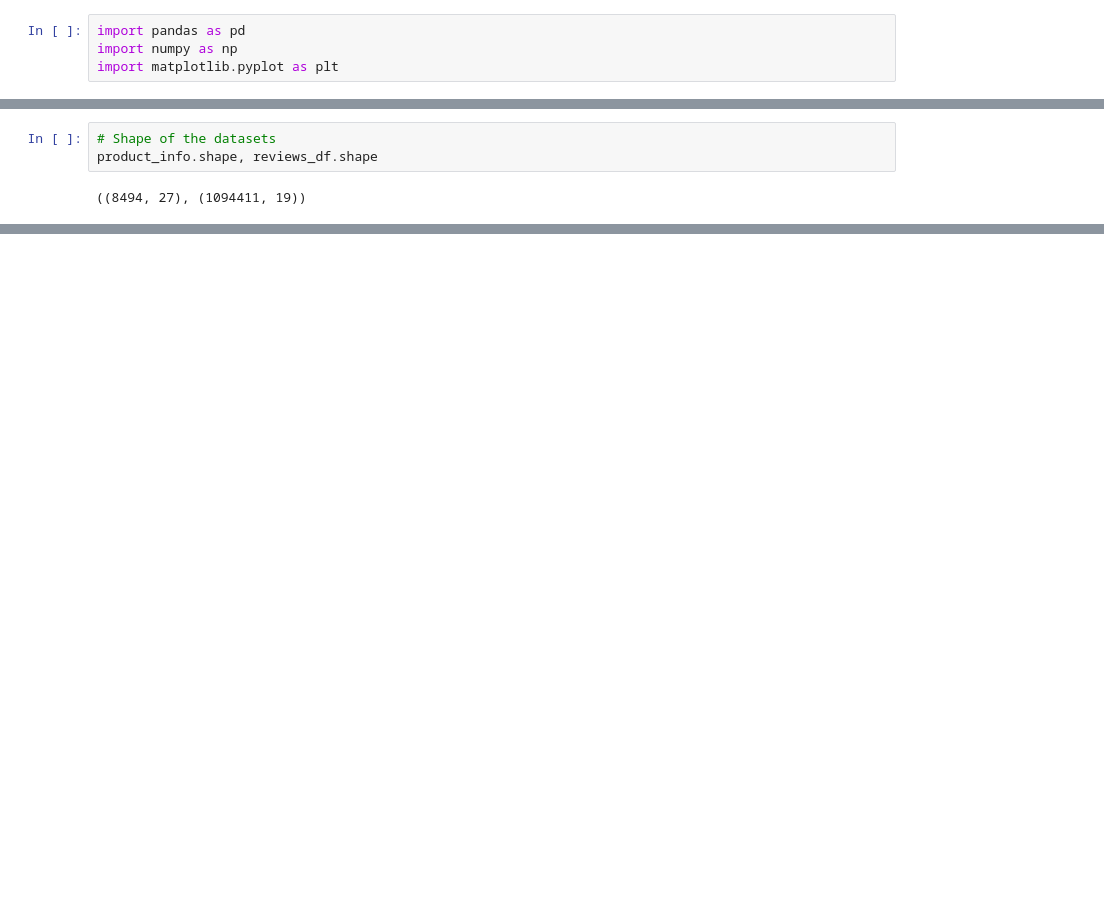
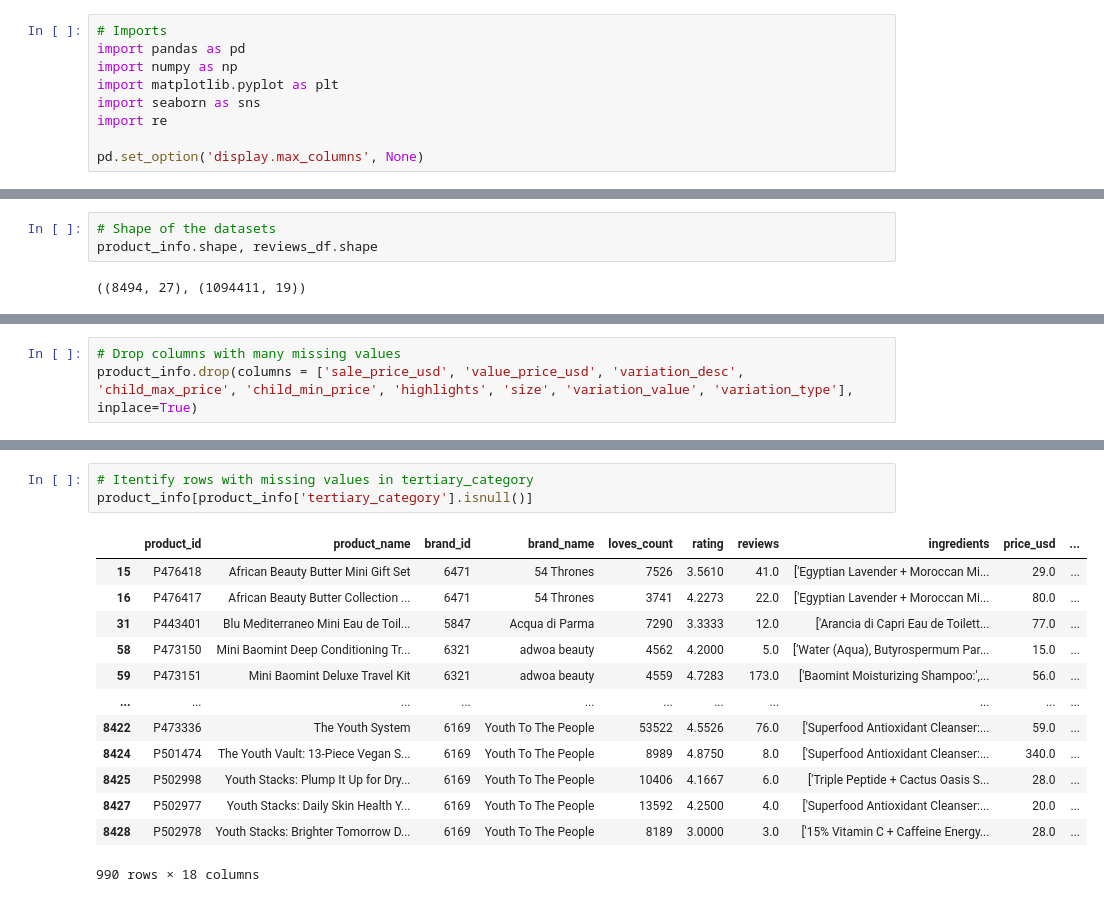
Before and after one commit to ellahoangsimonemlyon/recommender-systems, a Jupyter notebook: SRC/EDA.ipynb, the cells around one changed output, grey strips where cells are left out. Saved outputs shown, nothing was run; the diff lists cells and outputs as text; blank space fills up the shorter version.

```diff
--- a/SRC/EDA.ipynb
+++ b/SRC/EDA.ipynb
@@ -1,5 +1,10 @@
 # %%
+# Imports
 import pandas as pd
 import numpy as np
 import matplotlib.pyplot as plt
+import seaborn as sns
+import re
+
+pd.set_option('display.max_columns', None)
 # %%
@@ -113,0 +131,3 @@ Name: proportion, Length: 142, dtype: float64
+# %%
+# Drop columns with many missing values
+product_info.drop(columns = ['sale_price_usd', 'value_price_usd', 'variation_desc', 'child_max_price', 'child_min_price', 'highlights', 'size', 'variation_value', 'variation_type'], inplace=True)
@@ -113,0 +156,17 @@ Name: proportion, Length: 142, dtype: float64
+# %%
+# Itentify rows with missing values in tertiary_category
+product_info[product_info['tertiary_category'].isnull()]
+# %% [output]
+|  | product_id | product_name | brand_id | brand_name | loves_count | rating | reviews | ingredients | price_usd | ... |
+| 15 | P476418 | African Beauty Butter Mini Gift Set | 6471 | 54 Thrones | 7526 | 3.5610 | 41.0 | ['Egyptian Lavender + Moroccan Mi... | 29.0 | ... |
+| 16 | P476417 | African Beauty Butter Collection ... | 6471 | 54 Thrones | 3741 | 4.2273 | 22.0 | ['Egyptian Lavender + Moroccan Mi... | 80.0 | ... |
+| 31 | P443401 | Blu Mediterraneo Mini Eau de Toil... | 5847 | Acqua di Parma | 7290 | 3.3333 | 12.0 | ['Arancia di Capri Eau de Toilett... | 77.0 | ... |
+| 58 | P473150 | Mini Baomint Deep Conditioning Tr... | 6321 | adwoa beauty | 4562 | 4.2000 | 5.0 | ['Water (Aqua), Butyrospermum Par... | 15.0 | ... |
+| 59 | P473151 | Mini Baomint Deluxe Travel Kit | 6321 | adwoa beauty | 4559 | 4.7283 | 173.0 | ['Baomint Moisturizing Shampoo:',... | 56.0 | ... |
+| ... | ... | ... | ... | ... | ... | ... | ... | ... | ... | ... |
+| 8422 | P473336 | The Youth System | 6169 | Youth To The People | 53522 | 4.5526 | 76.0 | ['Superfood Antioxidant Cleanser:... | 59.0 | ... |
+| 8424 | P501474 | The Youth Vault: 13-Piece Vegan S... | 6169 | Youth To The People | 8989 | 4.8750 | 8.0 | ['Superfood Antioxidant Cleanser:... | 340.0 | ... |
+| 8425 | P502998 | Youth Stacks: Plump It Up for Dry... | 6169 | Youth To The People | 10406 | 4.1667 | 6.0 | ['Triple Peptide + Cactus Oasis S... | 28.0 | ... |
+| 8427 | P502977 | Youth Stacks: Daily Skin Health Y... | 6169 | Youth To The People | 13592 | 4.2500 | 4.0 | ['Superfood Antioxidant Cleanser:... | 20.0 | ... |
+| 8428 | P502978 | Youth Stacks: Brighter Tomorrow D... | 6169 | Youth To The People | 8189 | 3.0000 | 3.0 | ['15% Vitamin C + Caffeine Energy... | 28.0 | ... |
+990 rows × 18 columns
```
Also changed, not shown: parts of 28 cells of this notebook.
